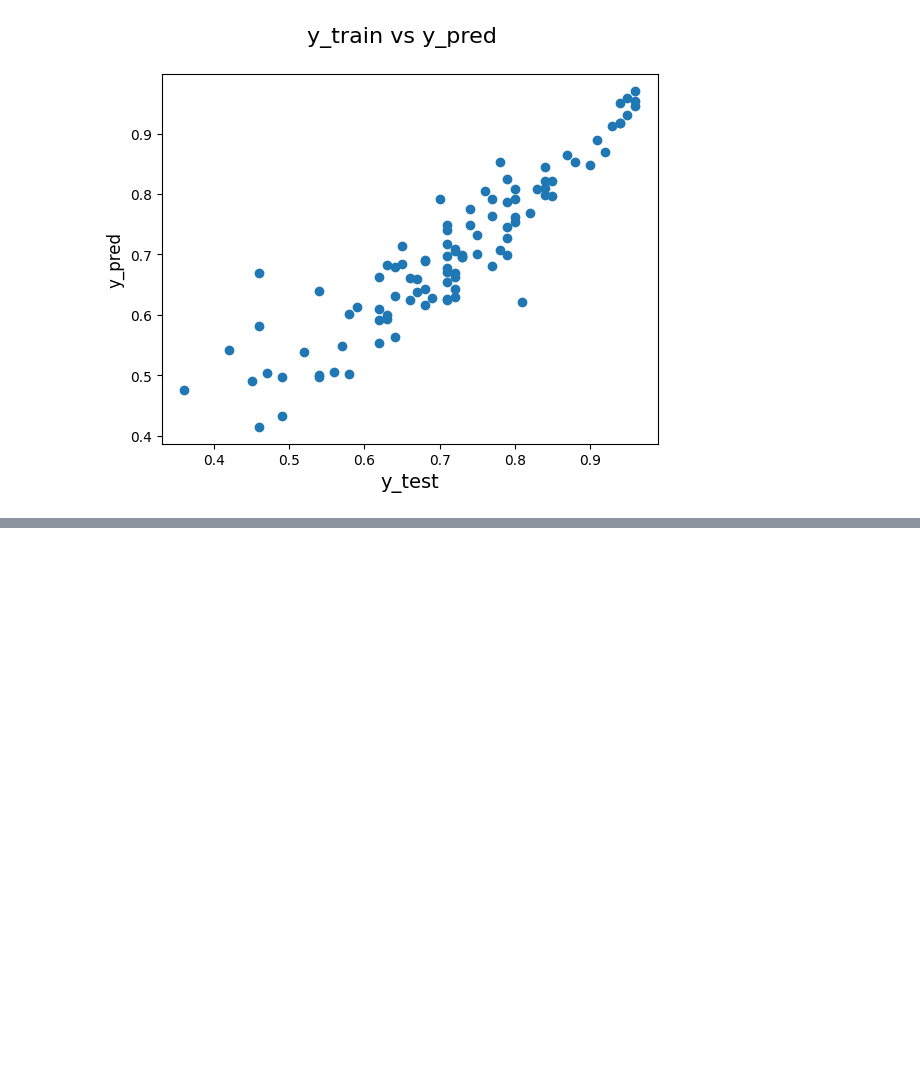
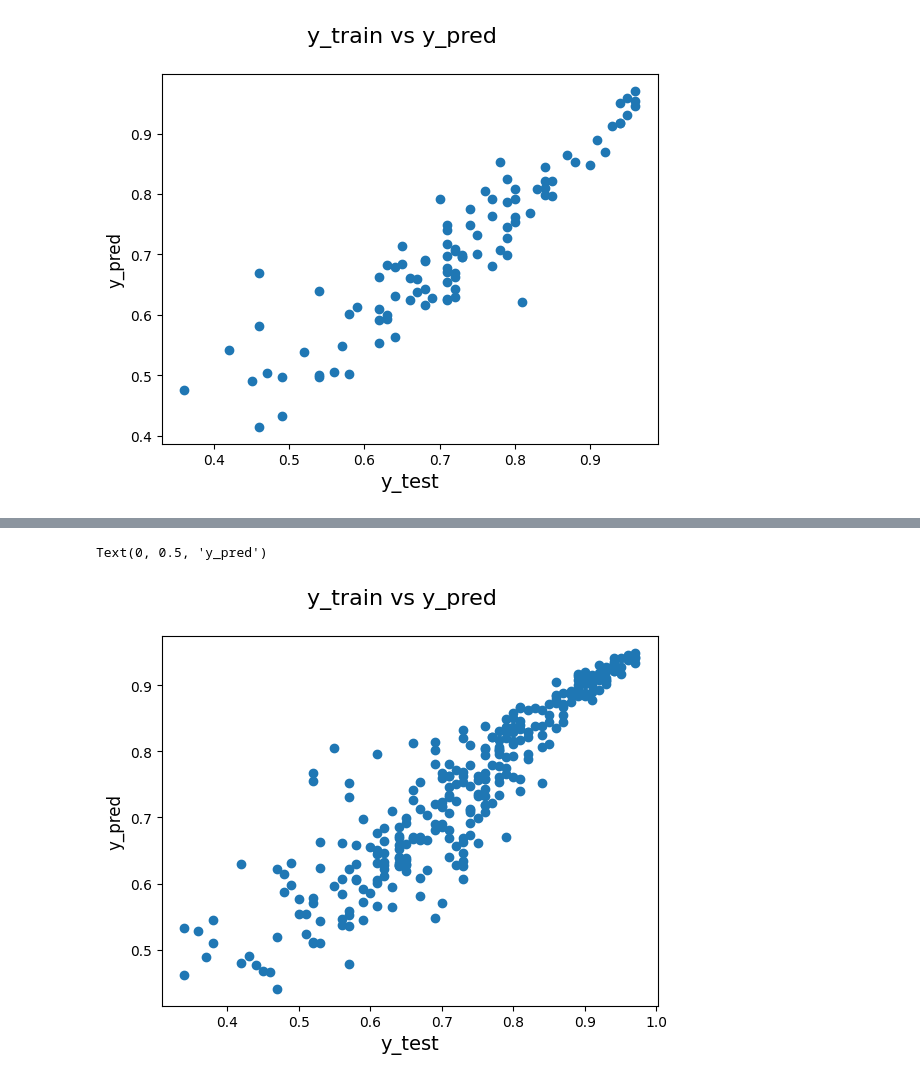
Before and after one commit to pritkudale/Jamboree, a Jupyter notebook: Jamboree-Case Study-Copy1.ipynb, the cells around one changed output, grey strips where cells are left out. Saved outputs shown, nothing was run; the diff lists cells and outputs as text; code cells hidden in the pictures; blank space fills up the shorter version.

```diff
--- a/Jamboree-Case Study-Copy1.ipynb
+++ b/Jamboree-Case Study-Copy1.ipynb
@@ -861,3 +861,33 @@ plt.ylabel('y_pred', fontsize=12)                          # Y-label
 # %% [output]
 Text(0, 0.5, 'y_pred')
 [figure]
+# %%
+import numpy as np
+import tensorflow as tf
+from tensorflow.keras.models import Sequential
+from tensorflow.keras.layers import Dense
+
+
+# Define the model
+model = Sequential()
+
+# Input layer and first hidden layer
+model.add(Dense(10, input_dim=7, activation='relu'))  # 10 neurons, input dimension is 7
+# Second hidden layer
+model.add(Dense(8, activation='relu'))  # 8 neurons
+# Output layer
+model.add(Dense(1, activation='sigmoid'))  # 1 neuron, output is probability
+
+# Compile the model
+model.compile(optimizer='adam', loss='mean_squared_error', metrics=['mean_squared_error'])
+
+# Train the model
+model.fit(x_train, y_train, epochs=100, batch_size=1)
+
+# Evaluate the model (optional)
+loss, mse = model.evaluate(x_train, y_train, verbose=0)
+print(f'Model Mean Squared Error: {mse}')
+
+# Predict (optional)
+predictions = model.predict(x_train)
+print(f'Predictions: {predictions}')
@@ -863,0 +913,9 @@ Text(0, 0.5, 'y_pred')
+# %%
+fig = plt.figure()
+plt.scatter(y_train.values, predictions)
+fig.suptitle('y_train vs y_pred', fontsize=16)              # Plot heading
+plt.xlabel('y_test', fontsize=14)                          # X-label
+plt.ylabel('y_pred', fontsize=12)                          # Y-label
+# %% [output]
+Text(0, 0.5, 'y_pred')
+[figure, added]
```
Also changed, not shown: parts of 7 cells of this notebook.
